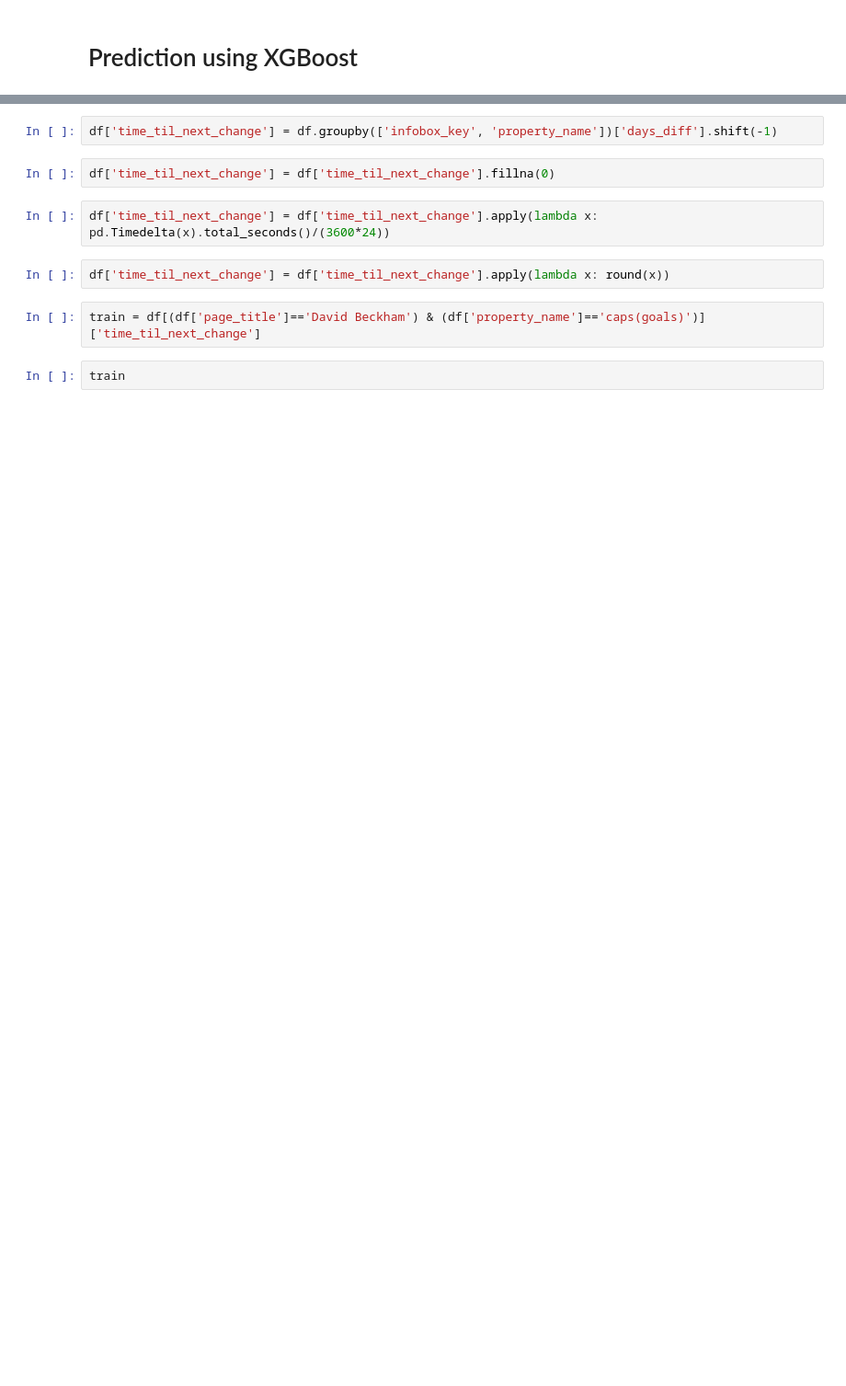
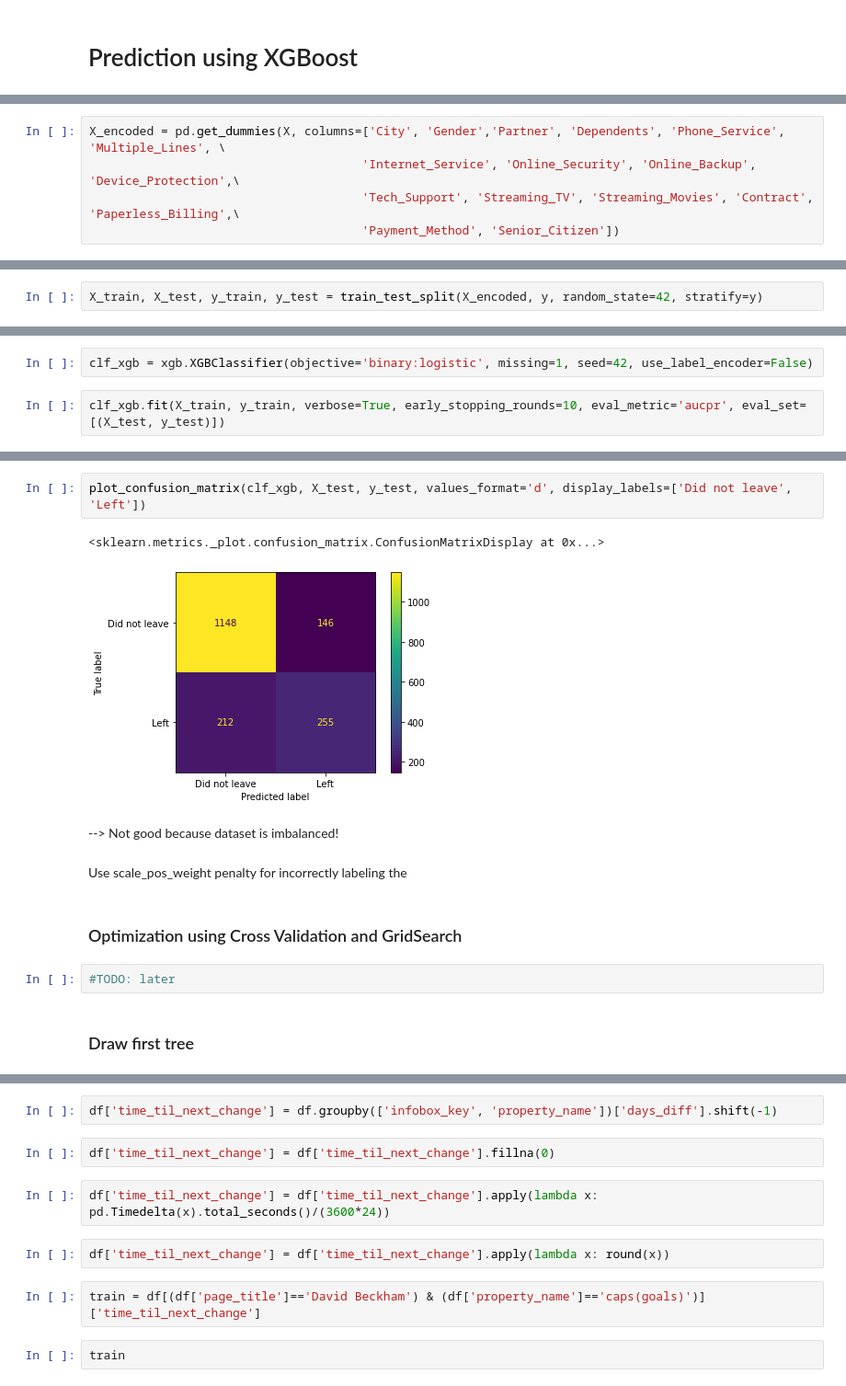
Before and after one commit to HPI-Information-Systems/wikipedia_cleanup, a Jupyter notebook: notebooks/malte/XGBoost.ipynb, the cells around one changed output, grey strips where cells are left out. Shown at 92% size. Drawn from its saved outputs; the diff is of its cells as text; blank space fills up the shorter version.

```diff
--- a/notebooks/malte/XGBoost.ipynb
+++ b/notebooks/malte/XGBoost.ipynb
@@ -74,0 +117,5 @@ def xgboost_forecast(train, testX):
+# %%
+X_encoded = pd.get_dummies(X, columns=['City', 'Gender','Partner', 'Dependents', 'Phone_Service', 'Multiple_Lines', \
+                                      'Internet_Service', 'Online_Security', 'Online_Backup', 'Device_Protection',\
+                                      'Tech_Support', 'Streaming_TV', 'Streaming_Movies', 'Contract', 'Paperless_Billing',\
+                                      'Payment_Method', 'Senior_Citizen'])
@@ -74,0 +148,2 @@ def xgboost_forecast(train, testX):
+# %%
+X_train, X_test, y_train, y_test = train_test_split(X_encoded, y, random_state=42, stratify=y)
@@ -74,0 +156,4 @@ def xgboost_forecast(train, testX):
+# %%
+clf_xgb = xgb.XGBClassifier(objective='binary:logistic', missing=1, seed=42, use_label_encoder=False)
+# %%
+clf_xgb.fit(X_train, y_train, verbose=True, early_stopping_rounds=10, eval_metric='aucpr', eval_set=[(X_test, y_test)])
@@ -74,0 +184,15 @@ def xgboost_forecast(train, testX):
+# %%
+plot_confusion_matrix(clf_xgb, X_test, y_test, values_format='d', display_labels=['Did not leave', 'Left'])
+# %% [output]
+<sklearn.metrics._plot.confusion_matrix.ConfusionMatrixDisplay at 0x...>
+[figure, added]
+# %% [markdown]
+--> Not good because dataset is imbalanced!
+# %% [markdown]
+Use scale_pos_weight penalty for incorrectly labeling the
+# %% [markdown]
+### Optimization using Cross Validation and GridSearch
+# %%
+#TODO: later
+# %% [markdown]
+### Draw first tree
```
Also changed, not shown: parts of 44 cells of this notebook.
